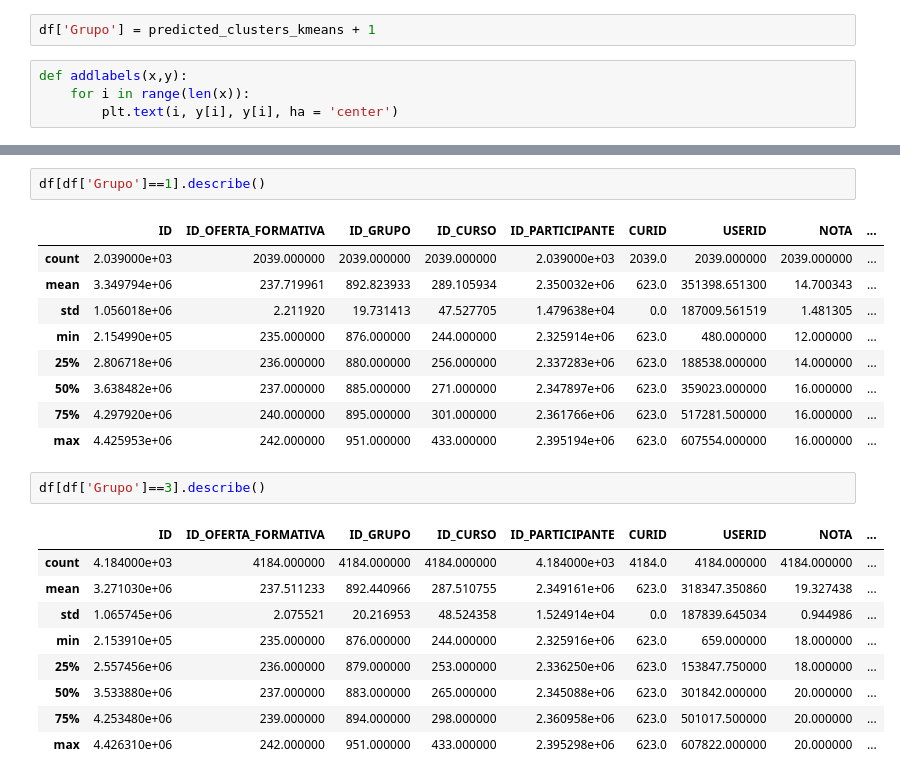
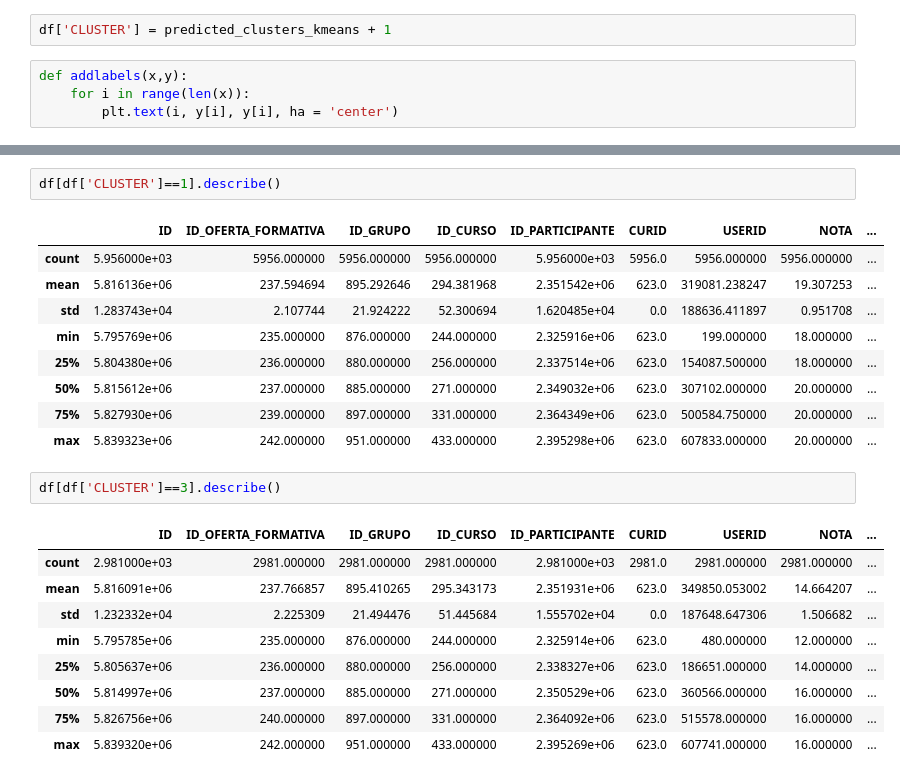
Before and after one commit to juorme/difods_2023_prod, a Jupyter notebook: cluster.ipynb, the cells around one changed output, grey strips where cells are left out. Saved outputs shown, nothing was run; the diff lists cells and outputs as text.

```diff
--- a/cluster.ipynb
+++ b/cluster.ipynb
@@ -362,5 +343,5 @@ print(result_comp_clusters)
 # %%
-df['Grupo'] = predicted_clusters_kmeans + 1
+df['CLUSTER'] = predicted_clusters_kmeans + 1
 # %%
 def addlabels(x,y):
     for i in range(len(x)):
@@ -397,27 +378,27 @@ df[df['Grupo']==2].describe()
 # %%
-df[df['Grupo']==1].describe()
+df[df['CLUSTER']==1].describe()
 # %% [output]
 |  | ID | ID_OFERTA_FORMATIVA | ID_GRUPO | ID_CURSO | ID_PARTICIPANTE | CURID | USERID | NOTA | ... |
-| count | 2.039000e+03 | 2039.000000 | 2039.000000 | 2039.000000 | 2.039000e+03 | 2039.0 | 2039.000000 | 2039.000000 | ... |
-| mean | 3.349794e+06 | 237.719961 | 892.823933 | 289.105934 | 2.350032e+06 | 623.0 | 351398.651300 | 14.700343 | ... |
-| std | 1.056018e+06 | 2.211920 | 19.731413 | 47.527705 | 1.479638e+04 | 0.0 | 187009.561519 | 1.481305 | ... |
-| min | 2.154990e+05 | 235.000000 | 876.000000 | 244.000000 | 2.325914e+06 | 623.0 | 480.000000 | 12.000000 | ... |
-| 25% | 2.806718e+06 | 236.000000 | 880.000000 | 256.000000 | 2.337283e+06 | 623.0 | 188538.000000 | 14.000000 | ... |
-| 50% | 3.638482e+06 | 237.000000 | 885.000000 | 271.000000 | 2.347897e+06 | 623.0 | 359023.000000 | 16.000000 | ... |
-| 75% | 4.297920e+06 | 240.000000 | 895.000000 | 301.000000 | 2.361766e+06 | 623.0 | 517281.500000 | 16.000000 | ... |
-| max | 4.425953e+06 | 242.000000 | 951.000000 | 433.000000 | 2.395194e+06 | 623.0 | 607554.000000 | 16.000000 | ... |
+| count | 5.956000e+03 | 5956.000000 | 5956.000000 | 5956.000000 | 5.956000e+03 | 5956.0 | 5956.000000 | 5956.000000 | ... |
+| mean | 5.816136e+06 | 237.594694 | 895.292646 | 294.381968 | 2.351542e+06 | 623.0 | 319081.238247 | 19.307253 | ... |
+| std | 1.283743e+04 | 2.107744 | 21.924222 | 52.300694 | 1.620485e+04 | 0.0 | 188636.411897 | 0.951708 | ... |
+| min | 5.795769e+06 | 235.000000 | 876.000000 | 244.000000 | 2.325916e+06 | 623.0 | 199.000000 | 18.000000 | ... |
+| 25% | 5.804380e+06 | 236.000000 | 880.000000 | 256.000000 | 2.337514e+06 | 623.0 | 154087.500000 | 18.000000 | ... |
+| 50% | 5.815612e+06 | 237.000000 | 885.000000 | 271.000000 | 2.349032e+06 | 623.0 | 307102.000000 | 20.000000 | ... |
+| 75% | 5.827930e+06 | 239.000000 | 897.000000 | 331.000000 | 2.364349e+06 | 623.0 | 500584.750000 | 20.000000 | ... |
+| max | 5.839323e+06 | 242.000000 | 951.000000 | 433.000000 | 2.395298e+06 | 623.0 | 607833.000000 | 20.000000 | ... |
 # %%
-df[df['Grupo']==3].describe()
+df[df['CLUSTER']==3].describe()
 # %% [output]
 |  | ID | ID_OFERTA_FORMATIVA | ID_GRUPO | ID_CURSO | ID_PARTICIPANTE | CURID | USERID | NOTA | ... |
-| count | 4.184000e+03 | 4184.000000 | 4184.000000 | 4184.000000 | 4.184000e+03 | 4184.0 | 4184.000000 | 4184.000000 | ... |
-| mean | 3.271030e+06 | 237.511233 | 892.440966 | 287.510755 | 2.349161e+06 | 623.0 | 318347.350860 | 19.327438 | ... |
-| std | 1.065745e+06 | 2.075521 | 20.216953 | 48.524358 | 1.524914e+04 | 0.0 | 187839.645034 | 0.944986 | ... |
-| min | 2.153910e+05 | 235.000000 | 876.000000 | 244.000000 | 2.325916e+06 | 623.0 | 659.000000 | 18.000000 | ... |
-| 25% | 2.557456e+06 | 236.000000 | 879.000000 | 253.000000 | 2.336250e+06 | 623.0 | 153847.750000 | 18.000000 | ... |
-| 50% | 3.533880e+06 | 237.000000 | 883.000000 | 265.000000 | 2.345088e+06 | 623.0 | 301842.000000 | 20.000000 | ... |
-| 75% | 4.253480e+06 | 239.000000 | 894.000000 | 298.000000 | 2.360958e+06 | 623.0 | 501017.500000 | 20.000000 | ... |
-| max | 4.426310e+06 | 242.000000 | 951.000000 | 433.000000 | 2.395298e+06 | 623.0 | 607822.000000 | 20.000000 | ... |
+| count | 2.981000e+03 | 2981.000000 | 2981.000000 | 2981.000000 | 2.981000e+03 | 2981.0 | 2981.000000 | 2981.000000 | ... |
+| mean | 5.816091e+06 | 237.766857 | 895.410265 | 295.343173 | 2.351931e+06 | 623.0 | 349850.053002 | 14.664207 | ... |
+| std | 1.232332e+04 | 2.225309 | 21.494476 | 51.445684 | 1.555702e+04 | 0.0 | 187648.647306 | 1.506682 | ... |
+| min | 5.795785e+06 | 235.000000 | 876.000000 | 244.000000 | 2.325914e+06 | 623.0 | 480.000000 | 12.000000 | ... |
+| 25% | 5.805637e+06 | 236.000000 | 880.000000 | 256.000000 | 2.338327e+06 | 623.0 | 186651.000000 | 14.000000 | ... |
+| 50% | 5.814997e+06 | 237.000000 | 885.000000 | 271.000000 | 2.350529e+06 | 623.0 | 360566.000000 | 16.000000 | ... |
+| 75% | 5.826756e+06 | 240.000000 | 897.000000 | 331.000000 | 2.364092e+06 | 623.0 | 515578.000000 | 16.000000 | ... |
+| max | 5.839320e+06 | 242.000000 | 951.000000 | 433.000000 | 2.395269e+06 | 623.0 | 607741.000000 | 16.000000 | ... |
 # %%
 plt.scatter(x=df_norm[:, 0], y=df_norm[:,1],c=predicted_clusters_kmeans)
 plt.show()
```
Also changed, not shown: parts of 23 cells of this notebook, 2 other files.
